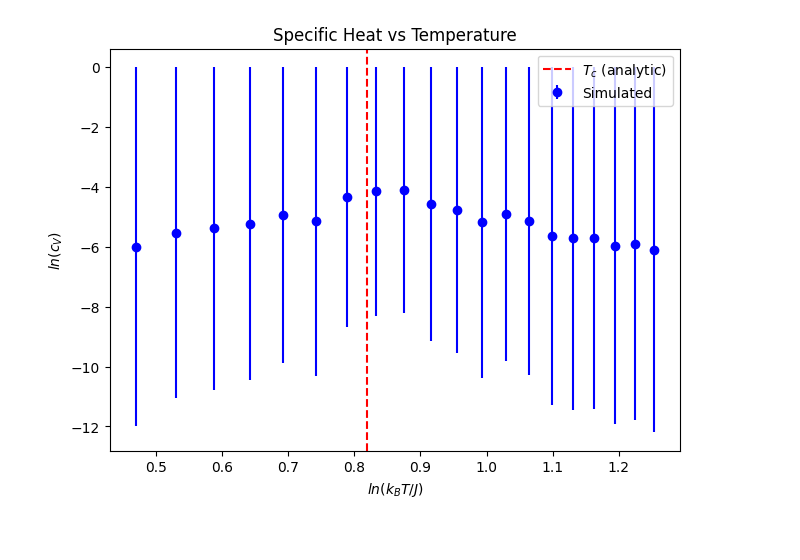
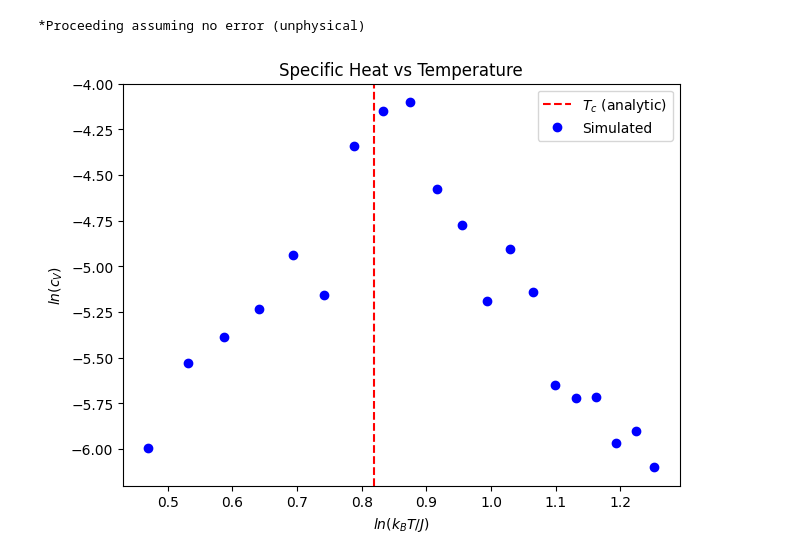
Before and after one commit to DarkLordProgrammer/ising, a Jupyter notebook: ising_plot.ipynb, the cells around one changed output. Drawn from its saved outputs; the diff is of its cells as text; code cells hidden in the pictures.

```diff
--- a/ising_plot.ipynb
+++ b/ising_plot.ipynb
@@ -79,5 +88,5 @@ def get_ln_std(X_mean, X_std, use_asymetric_error=True):
 # %%
-def T_fit(X_mean, X_std, expected_crit_exp = 1.0, from_above = True):
+def T_fit(X_mean, X_std, expected_crit_exp = 1.0, from_above = True, print_summary = True):
     bounds = to_tuple([(-np.inf, np.inf), (0, np.inf), (-np.inf, np.inf)]) #Bounds for k, T_c, crit_exp
     param_ests = [1, T_c_analytic, expected_crit_exp] #Initial values for k, T_C, crit_exp
     if from_above: #Approach critical temperature from above
@@ -88,9 +97,20 @@ def T_fit(X_mean, X_std, expected_crit_exp = 1.0, from_above = True):
         T_filt = T[T <= T_c_analytic]
         X_mean_filt = X_mean[T <= T_c_analytic]
         X_std_filt = X_std[T <= T_c_analytic]
+
     popt, pcov = curve_fit(power_law_fit, T_filt, X_mean_filt, sigma=X_std_filt, p0=param_ests,bounds=bounds)
+
     X_mean_filt_fit = power_law_fit(T_filt,*popt)
     X_mean_filt_res = X_mean_filt - X_mean_filt_fit
     X_mean_filt_norm_res = X_mean_filt_res/X_std_filt
+    N_filt = len(X_mean_filt_norm_res) #Number of points used for the fit
+    num_constraints = len(popt)
+    degrees_of_freedom = N_filt - num_constraints  # Degrees of freedom for the fit
+    chi_squared = np.sum(np.square(X_mean_filt_norm_res))
+    reduced_chi_squared = chi_squared / degrees_of_freedom
+
+    if print_summary:
+        print(f"Reduced chi squared (fit): {reduced_chi_squared}")
+
     return popt, pcov, X_mean_filt_norm_res
 # %%
@@ -159,4 +195,5 @@ Reduced chi squared: 0.34434279821633873
 # %%
-create_T_plot(cV, np.zeros_like(cV), 'c_V', 'Specific Heat', expected_crit_exp=0.0)
+create_T_plot(cV, X_symbol='c_V', X_name='Specific Heat', log_plot = True, expected_crit_exp=0.0) #zeros_like forces std to default which is then propagated for ln
 # %% [output]
+*Proceeding assuming no error (unphysical)
-[figure, old version]
+[figure, new version]
```
Also changed, not shown: parts of 6 cells of this notebook.
